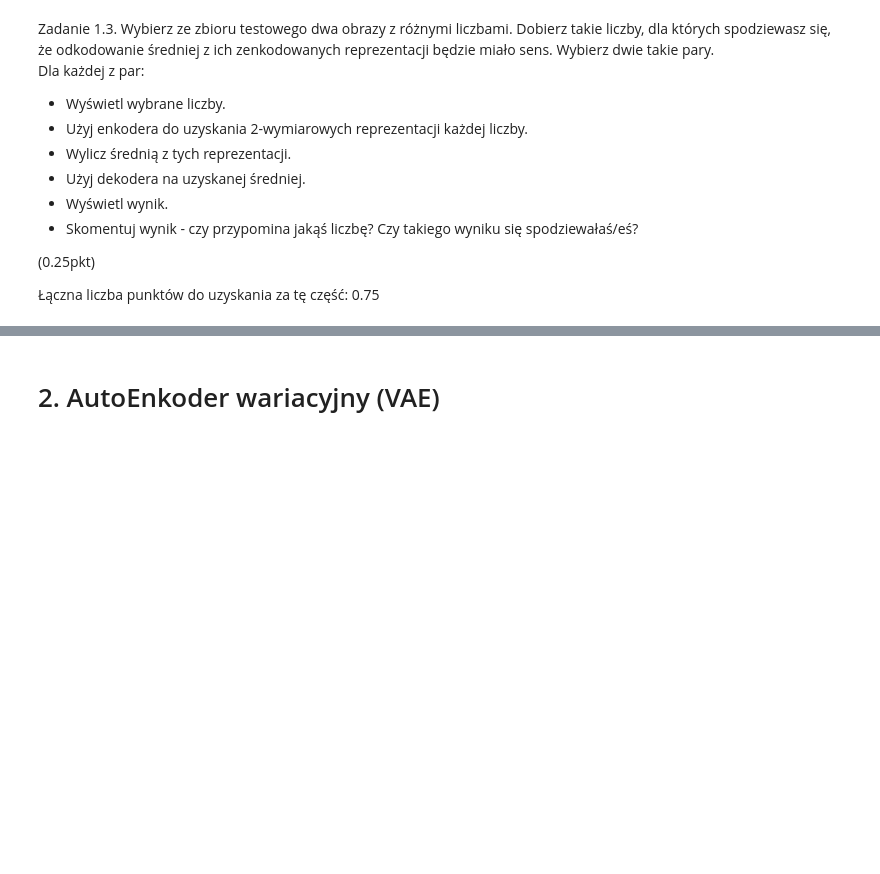
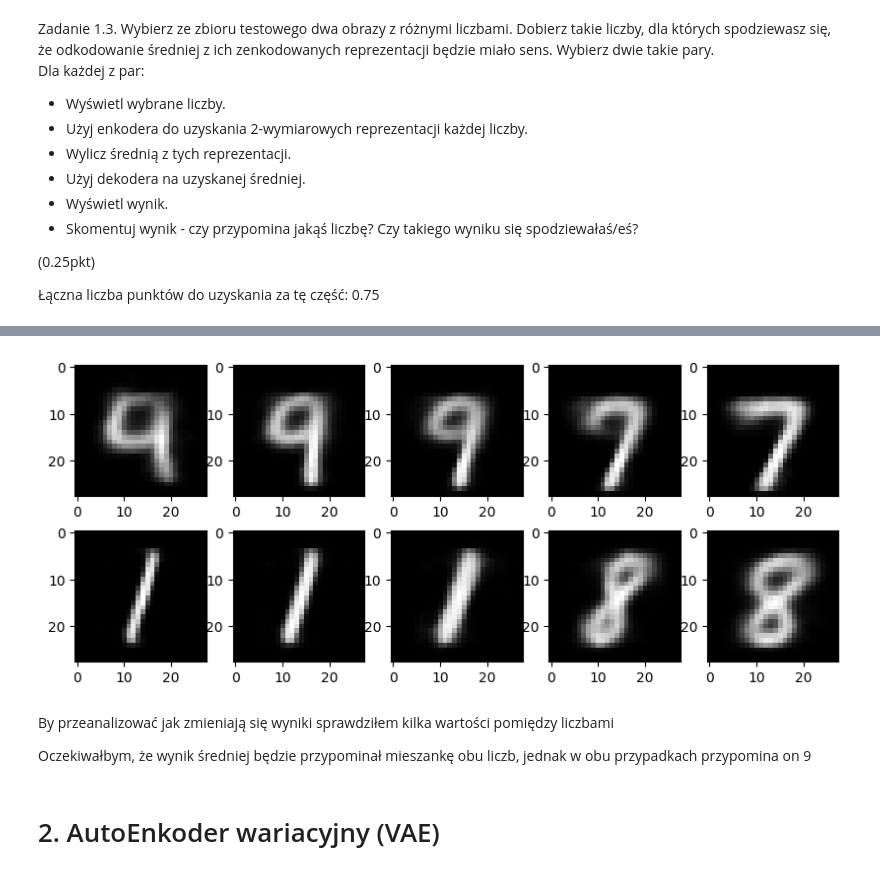
Before and after one commit to my-alaska/ml-course, a Jupyter notebook: generative_neural_networks/gnns_empty.ipynb, the cells around one changed output, grey strips where cells are left out. Drawn from its saved outputs; the diff is of its cells as text; code cells hidden in the pictures; blank space fills up the shorter version.

```diff
--- a/generative_neural_networks/gnns_empty.ipynb
+++ b/generative_neural_networks/gnns_empty.ipynb
@@ -298,3 +295,27 @@ plt.imshow(x_test[(y_test == 9)][0])
+# %%
+fig, ax = plt.subplots(2, 5, figsize=(10, 4))
+
+embeddings = autoencoder.encoder(np.array([img_9, img_7, img_1, img_8]))
+emb_9, emb_7, emb_1, emb_8 = embeddings
+
+embs_9_7 = np.linspace(emb_9, emb_7, 5)
+embs_1_8 = np.linspace(emb_1, emb_8, 5)
+
+images_9_7 = autoencoder.decoder(embs_9_7)
+images_1_8 = autoencoder.decoder(embs_1_8)
+
+
+for i, img in enumerate(images_9_7):
+    ax[0, i].imshow(img, cmap="gray")
+
+for i, img in enumerate(images_1_8):
+    ax[1, i].imshow(img, cmap="gray")
+# %% [output]
+[figure, added]
+# %% [markdown]
+By przeanalizować jak zmieniają się wyniki sprawdziłem kilka wartości pomiędzy liczbami
+
+Oczekiwałbym, że wynik średniej będzie przypominał mieszankę obu liczb, jednak w obu przypadkach przypomina on 9
 # %% [markdown]
 # 2. AutoEnkoder wariacyjny (VAE)
 # %% [markdown]
```
Also changed, not shown: parts of 36 cells of this notebook, 3 other files.
